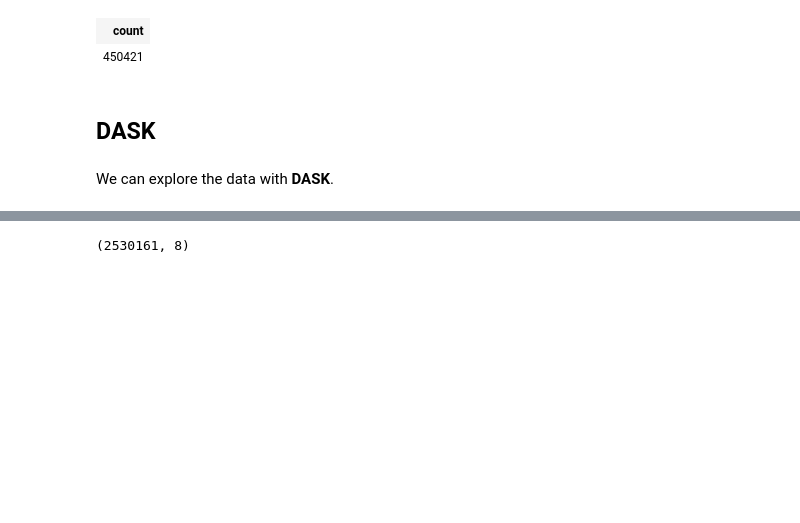
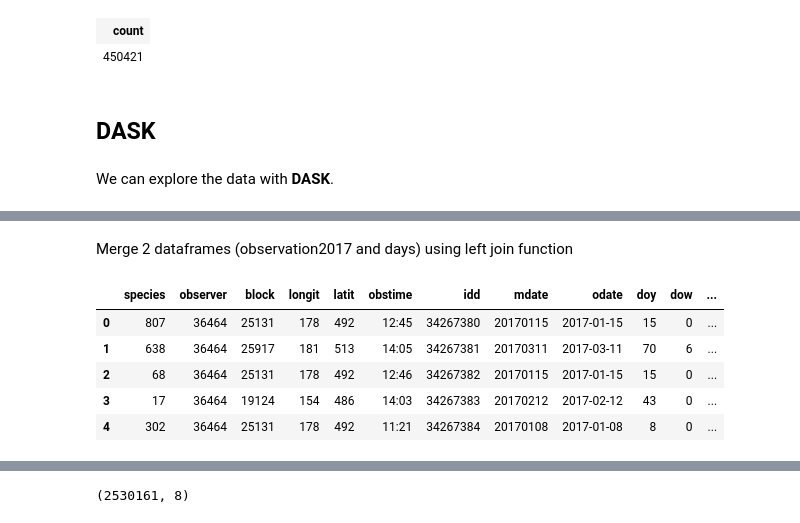
Before and after one commit to 3enedix/BGP_2021_B, a Jupyter notebook: expl_data_problems.ipynb, the cells around one changed output, grey strips where cells are left out. Drawn from its saved outputs; the diff is of its cells as text; code cells hidden in the pictures; blank space fills up the shorter version.

Commit message:
I merged 5 dataframes (observation, days, precipitation, temperature and demography) in a one dataframe.

```diff
--- a/expl_data_problems.ipynb
+++ b/expl_data_problems.ipynb
@@ -221,0 +211,3 @@ Dask Name: from-delayed, 4 tasks
+# %%
+df_observation2017 = dd.read_sql_table('vw_observation2017', 'postgresql://s2495929:_s2495929_@gip.itc.utwente.nl:5434/c211', index_col='id')
+df_observation2017.head()
@@ -221,0 +222,4 @@ Dask Name: from-delayed, 4 tasks
+# %%
+df_days = dd.read_sql_table('days', 'postgresql://s2495929:_s2495929_@gip.itc.utwente.nl:5434/c211', index_col='mdate')
+df_days=df_days.reset_index(drop=False)
+df_days.head()
@@ -221,0 +233,12 @@ Dask Name: from-delayed, 4 tasks
+# %% [markdown]
+Merge 2 dataframes (observation2017 and days) using left join function
+# %%
+merged_1 = dd.merge(left=df_observation2017, right=df_days, how='left', left_on='obsdate', right_on='odate').drop('obsdate', axis=1)
+merged_1.head()
+# %% [output]
+|  | species | observer | block | longit | latit | obstime | idd | mdate | odate | doy | dow | ... |
+| 0 | 807 | 36464 | 25131 | 178 | 492 | 12:45 | 34267380 | 20170115 | 2017-01-15 | 15 | 0 | ... |
+| 1 | 638 | 36464 | 25917 | 181 | 513 | 14:05 | 34267381 | 20170311 | 2017-03-11 | 70 | 6 | ... |
+| 2 | 68 | 36464 | 25131 | 178 | 492 | 12:46 | 34267382 | 20170115 | 2017-01-15 | 15 | 0 | ... |
+| 3 | 17 | 36464 | 19124 | 154 | 486 | 14:03 | 34267383 | 20170212 | 2017-02-12 | 43 | 0 | ... |
+| 4 | 302 | 36464 | 25131 | 178 | 492 | 11:21 | 34267384 | 20170108 | 2017-01-08 | 8 | 0 | ... |
```
Also changed, not shown: parts of 21 cells of this notebook.
